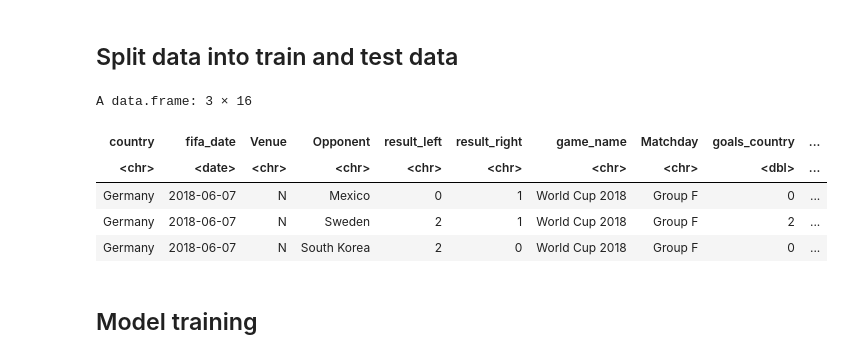
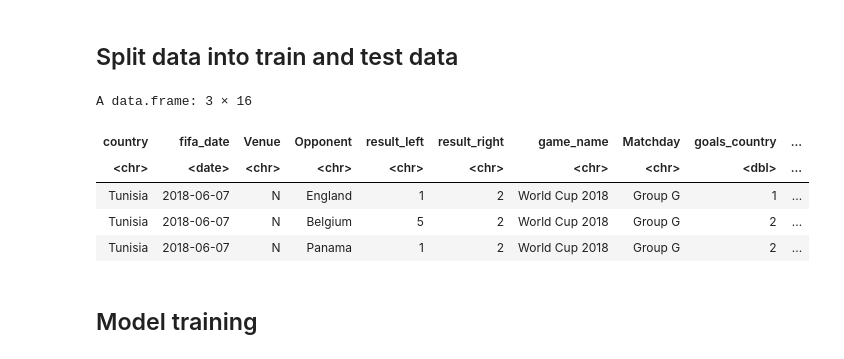
Before and after one commit to denisnaumov0506/FootballAnalyticsProject, a Jupyter notebook: football-world-cup-forecast-denis.ipynb, the cells around one changed output. Cells and saved outputs as stored; diff of their text form; code cells hidden in the pictures.

```diff
--- a/football-world-cup-forecast-denis.ipynb
+++ b/football-world-cup-forecast-denis.ipynb
@@ -1035,19 +1022,19 @@ A data.frame: 276 × 16
 # %%
 df %>%
     filter(game_name != 'World Cup 2018') -> train
 
 df %>%
     filter(game_name == 'World Cup 2018') -> test
 
 test %>%
-    filter(country == 'Germany')
+    filter(country == 'Tunisia')
 # %% [output]
 A data.frame: 3 × 16
 | country | fifa_date | Venue | Opponent | result_left | result_right | game_name | Matchday | goals_country | ... |
 | <chr> | <date> | <chr> | <chr> | <chr> | <chr> | <chr> | <chr> | <dbl> | ... |
-| Germany | 2018-06-07 | N | Mexico | 0 | 1 | World Cup 2018 | Group F | 0 | ... |
-| Germany | 2018-06-07 | N | Sweden | 2 | 1 | World Cup 2018 | Group F | 2 | ... |
-| Germany | 2018-06-07 | N | South Korea | 2 | 0 | World Cup 2018 | Group F | 0 | ... |
+| Tunisia | 2018-06-07 | N | England | 1 | 2 | World Cup 2018 | Group G | 1 | ... |
+| Tunisia | 2018-06-07 | N | Belgium | 5 | 2 | World Cup 2018 | Group G | 2 | ... |
+| Tunisia | 2018-06-07 | N | Panama | 1 | 2 | World Cup 2018 | Group G | 2 | ... |
 # %% [markdown]
 ## Model training
 # %%
```
Also changed, not shown: parts of 14 cells of this notebook.
